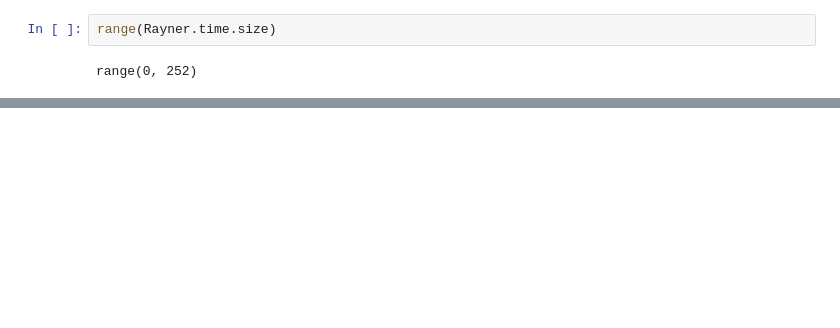
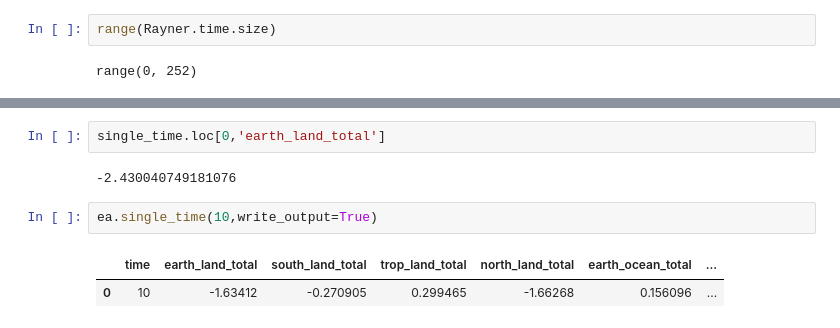
Before and after one commit to rursino/carbon-cycle-feedbacks, a Jupyter notebook: Peylin_flux/Notebooks/Intro.ipynb, the cells around one changed output, grey strips where cells are left out. Drawn from its saved outputs; the diff is of its cells as text; blank space fills up the shorter version.

```diff
--- a/Peylin_flux/Notebooks/Intro.ipynb
+++ b/Peylin_flux/Notebooks/Intro.ipynb
@@ -432,0 +485,9 @@ range(0, 252)
+# %%
+single_time.loc[0,'earth_land_total']
+# %% [output]
+-2.430040749181076
+# %%
+ea.single_time(10,write_output=True)
+# %% [output]
+|  | time | earth_land_total | south_land_total | trop_land_total | north_land_total | earth_ocean_total | ... |
+| 0 | 10 | -1.63412 | -0.270905 | 0.299465 | -1.66268 | 0.156096 | ... |
```
Also changed, not shown: parts of 7 cells of this notebook, 3 other files.
